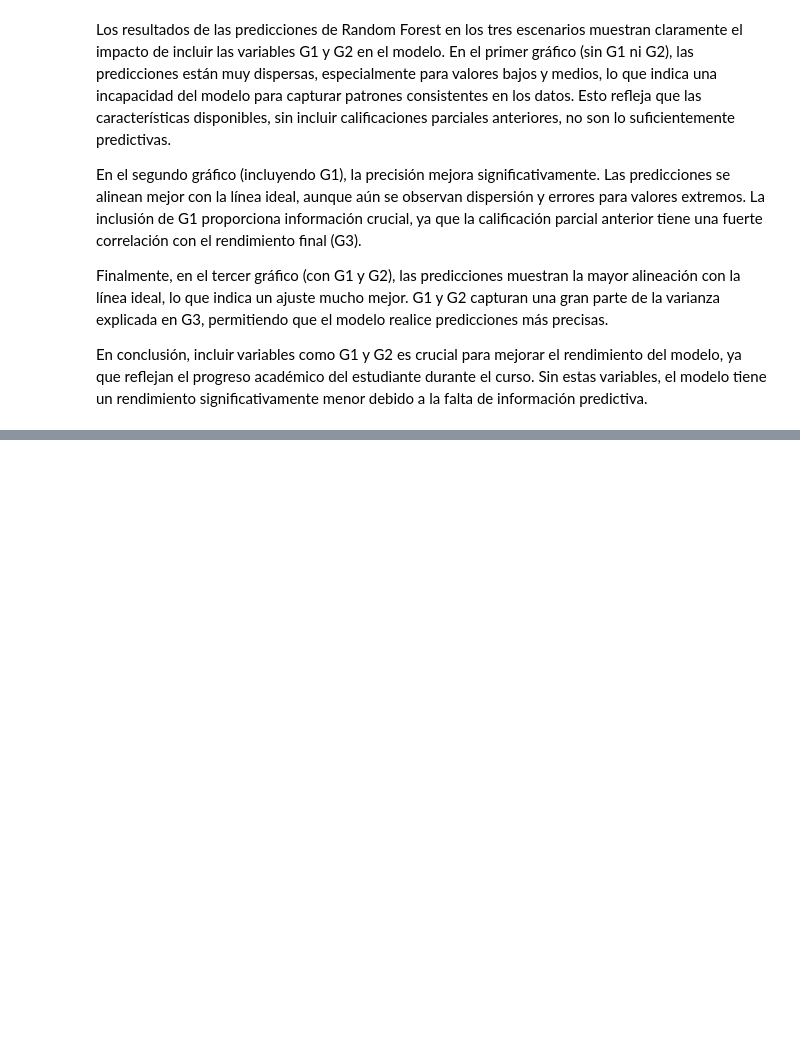
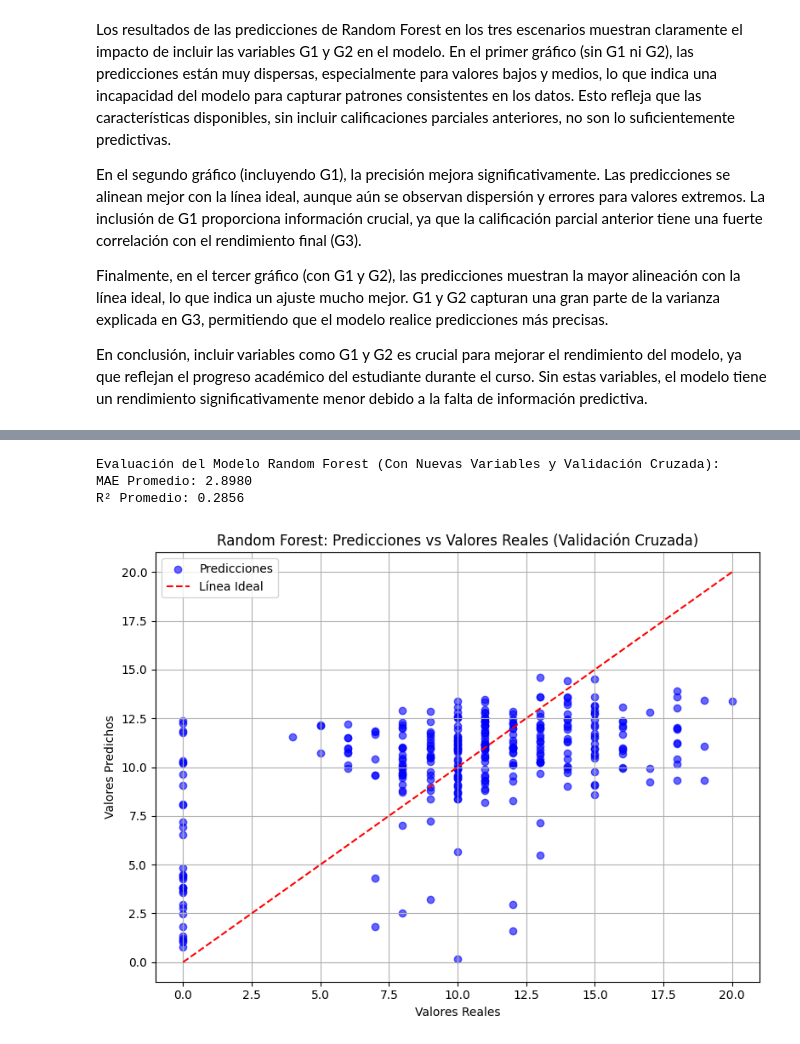
Before and after one commit to DCC-UAB/ACproject-9-grup, a Jupyter notebook: g3/FINAL_NOTEBOOK.ipynb, the cells around one changed output, grey strips where cells are left out. Cells and saved outputs as stored; diff of their text form; code cells hidden in the pictures; blank space fills up the shorter version.

```diff
--- a/g3/FINAL_NOTEBOOK.ipynb
+++ b/g3/FINAL_NOTEBOOK.ipynb
@@ -1636,0 +1725,36 @@ En conclusión, incluir variables como G1 y G2 es crucial para mejorar el rendim
+# %%
+# Entrenar Random Forest con validación cruzada
+rf_model_new = RandomForestRegressor(n_estimators=150, max_depth=20, random_state=1)
+
+# Realizar validación cruzada
+cv_scores_mae = -cross_val_score(rf_model_new, X_train_scaled_new, y_train_new, cv=5, scoring='neg_mean_absolute_error')
+cv_scores_r2 = cross_val_score(rf_model_new, X_train_scaled_new, y_train_new, cv=5, scoring='r2')
+
+# Promedio de las métricas
+mean_mae = np.mean(cv_scores_mae)
+mean_r2 = np.mean(cv_scores_r2)
+
+# Predicciones con validación cruzada
+y_pred_cv = cross_val_predict(rf_model_new, X_train_scaled_new, y_train_new, cv=5)
+
+# Mostrar métricas
+print("Evaluación del Modelo Random Forest (Con Nuevas Variables y Validación Cruzada):")
+print(f"MAE Promedio: {mean_mae:.4f}")
+print(f"R² Promedio: {mean_r2:.4f}")
+
+# Gráfico de predicciones vs valores reales
+plt.figure(figsize=(8, 6))
+plt.scatter(y_train_new, y_pred_cv, alpha=0.6, label='Predicciones', color='blue')
+plt.plot([y_train_new.min(), y_train_new.max()], [y_train_new.min(), y_train_new.max()], color='red', linestyle='--', label='Línea Ideal')
+plt.title("Random Forest: Predicciones vs Valores Reales (Validación Cruzada)")
+plt.xlabel("Valores Reales")
+plt.ylabel("Valores Predichos")
+plt.legend()
+plt.grid(True)
+plt.tight_layout()
+plt.show()
+# %% [output]
+Evaluación del Modelo Random Forest (Con Nuevas Variables y Validación Cruzada):
+MAE Promedio: 2.8980
+R² Promedio: 0.2856
+[figure, added]
```
Also changed, not shown: parts of 2 cells of this notebook, 3 other files.
